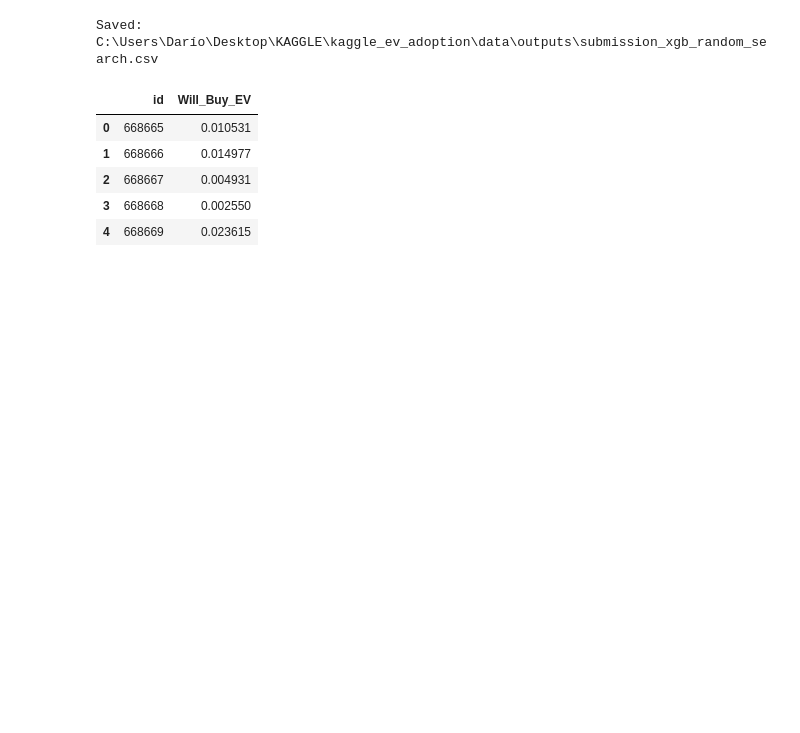
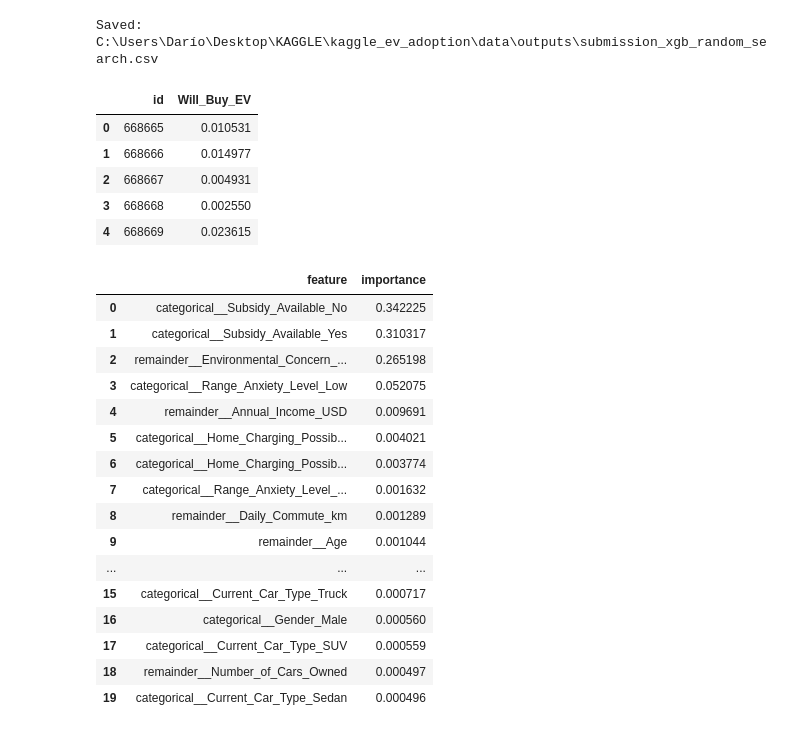
Before and after one commit to dario2002lr-coder/kaggle_ev_adoption, a Jupyter notebook: notebooks/04_xgboost_hyperparameter_search.ipynb, the cells around one changed output. Cells and saved outputs as stored; diff of their text form; code cells hidden in the pictures; blank space fills up the shorter version.

```diff
--- a/notebooks/04_xgboost_hyperparameter_search.ipynb
+++ b/notebooks/04_xgboost_hyperparameter_search.ipynb
@@ -232,3 +233,39 @@ Saved: C:\Users\Darío\Desktop\KAGGLE\kaggle_ev_adoption\data\outputs\submission
 | 2 | 668667 | 0.004931 |
 | 3 | 668668 | 0.002550 |
 | 4 | 668669 | 0.023615 |
+# %%
+preprocessor = final_model.named_steps["preprocessor"]
+classifier = final_model.named_steps["classifier"]
+
+feature_names = preprocessor.get_feature_names_out()
+
+importance = classifier.feature_importances_
+
+feature_importance = (
+    pd.DataFrame({
+        "feature": feature_names,
+        "importance": importance,
+    })
+    .sort_values("importance", ascending=False)
+    .reset_index(drop=True)
+)
+
+display(feature_importance.head(20))
+# %% [output]
+|  | feature | importance |
+| 0 | categorical__Subsidy_Available_No | 0.342225 |
+| 1 | categorical__Subsidy_Available_Yes | 0.310317 |
+| 2 | remainder__Environmental_Concern_... | 0.265198 |
+| 3 | categorical__Range_Anxiety_Level_Low | 0.052075 |
+| 4 | remainder__Annual_Income_USD | 0.009691 |
+| 5 | categorical__Home_Charging_Possib... | 0.004021 |
+| 6 | categorical__Home_Charging_Possib... | 0.003774 |
+| 7 | categorical__Range_Anxiety_Level_... | 0.001632 |
+| 8 | remainder__Daily_Commute_km | 0.001289 |
+| 9 | remainder__Age | 0.001044 |
+| ... | ... | ... |
+| 15 | categorical__Current_Car_Type_Truck | 0.000717 |
+| 16 | categorical__Gender_Male | 0.000560 |
+| 17 | categorical__Current_Car_Type_SUV | 0.000559 |
+| 18 | remainder__Number_of_Cars_Owned | 0.000497 |
+| 19 | categorical__Current_Car_Type_Sedan | 0.000496 |
```
Also changed, not shown: parts of 2 cells of this notebook, 3 other files.
